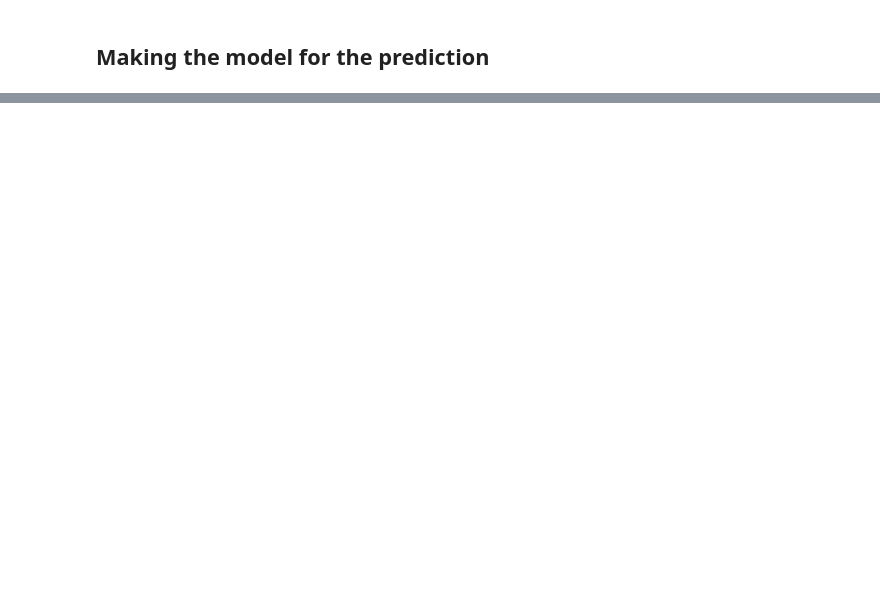
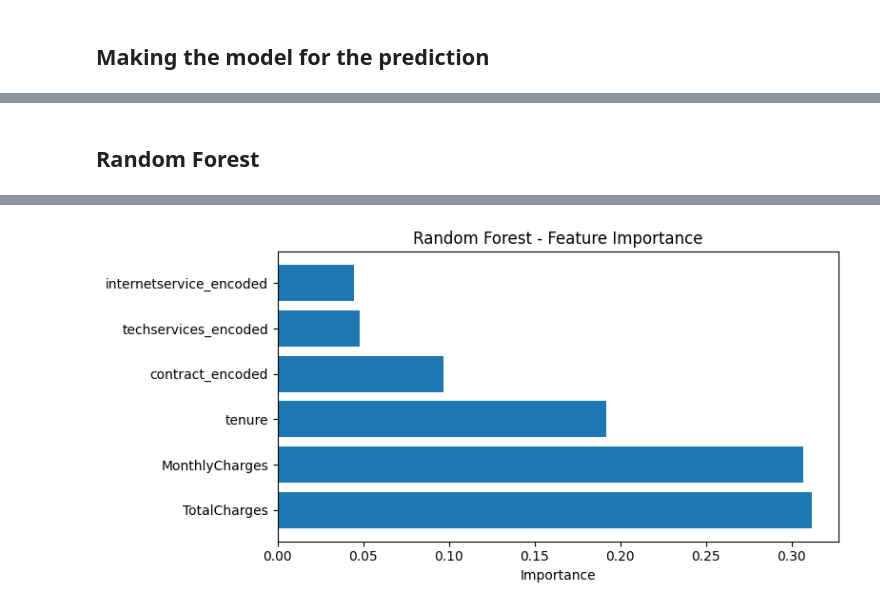
Before and after one commit to ahmadhaseeb2489-beep/LTV-lifetime-costumer-value, a Jupyter notebook: data/ltv.ipynb, the cells around one changed output, grey strips where cells are left out. Cells and saved outputs as stored; diff of their text form; code cells hidden in the pictures; blank space fills up the shorter version.

Commit message:
added the models xgboost and random forest

```diff
--- a/data/ltv.ipynb
+++ b/data/ltv.ipynb
@@ -194,0 +80,79 @@ Top 10 customer by estimated_LTV
+# %% [markdown]
+## Random Forest
+# %%
+print ('preparing the data for the Random Forest model')
+#adding more features for the model accurancy
+print ('contract types : ')
+print (df['Contract'].value_counts())
+# converting the values to numirical where the month to month have the highest risk
+contract_map = {'Month-to-month' : 2 , 'One year': 1, 'Two year': 0}
+df['contract_encoded'] = df['Contract'].map(contract_map)
+features = ['tenure', 'MonthlyCharges', 'TotalCharges','contract_encoded']
+print("=> the the contarct values has been changed to numarics for the model")
+
+#making feature of the internet type (fiber optic have more issues and more churn risk as well )
+internet_map = {'No': 0, 'DSL':1 , 'Fiber optic': 2}
+df['internetservice_encoded'] = df['InternetService'].map(internet_map)
+
+tech_map= {'no internet service': 0, 'No': 1 , 'yes': 2}
+df['techservices_encoded']= df['TechSupport'].map(tech_map)
+
+features = ['tenure', 'MonthlyCharges', 'TotalCharges','contract_encoded',
+    'internetservice_encoded', 'techservices_encoded']
+
+print ('=> feature are updated and loaded')
+
+#applkying the random forest model
+from sklearn.ensemble import RandomForestClassifier
+
+X = df[features].fillna(0)
+Y = df['Churn']
+
+#splitting data for the random forest
+X_train,X_test , Y_train, Y_test =train_test_split (X,y, test_size = 0.2 , random_state = 42)
+print ("=> the data is splitted ")
+rf_model = RandomForestClassifier(n_estimators = 100, random_state=42)
+rf_model.fit(X_train, Y_train)
+print ('=> model loaded ')
+#making predection
+y_pred = rf_model.predict(X_test)
+rf_accuracy = accuracy_score(y_pred, Y_test )
+print (f'The accuracy of this model is {rf_accuracy: .2%}')
+#getting probabilities
+df['predicted_churn_prob2'] = rf_model.predict_proba(X)[: , 1]
+df['servival_prob2']= 1  - df['predicted_churn_prob2']
+
+#printing the feature importance
+feature_importance = pd.DataFrame({
+    'features ' : features,
+    'importance': rf_model.feature_importances_
+}).sort_values('importance', ascending= False )
+print (f'Important Features are{feature_importance}')
+# Replace zero probabilities with small value
+df['predicted_churn_prob2'] = df['predicted_churn_prob2'].replace(0, 0.001)
+print(f"Zero churn probabilities: {(df['predicted_churn_prob2'] == 0).sum()}")
+df['realistic_LTV2'] = df.apply(
+    lambda row : calculate_realistic_ltv(row['MonthlyCharges'], row['predicted_churn_prob2']),
+    axis = 1
+)
+print('Top 10 customer by estimated_LTV')
+print (df[['customerID', "MonthlyCharges" , 'servival_prob2','realistic_LTV2' ]].sort_values('realistic_LTV2', ascending = False ).head(10))
+perfect_servival = df[df['servival_prob2']== 1.00]
+print (f'customer with the 100% servival : {len(perfect_servival)}')
+print (perfect_servival[['tenure', 'Contract', 'TotalCharges']].describe())
+print ('The Random Forest is overfitting ')
+
+# Random Forest Visualization
+
+plt.figure(figsize=(8,4))
+plt.barh(feature_importance['features '], feature_importance['importance'])
+plt.xlabel('Importance')
+plt.title('Random Forest - Feature Importance')
+plt.tight_layout()
+plt.show()
+
+# Model Results
+print(f"\n Random Forest Results:")
+print(f"Accuracy: {rf_accuracy:.1%}")
+print(f"Best Feature: {feature_importance.iloc[0]['features ']}")
+# %% [output]
@@ -194,0 +176 @@ Top 10 customer by estimated_LTV
+[figure, added]
```
Also changed, not shown: parts of 7 cells of this notebook, 2 other files.
